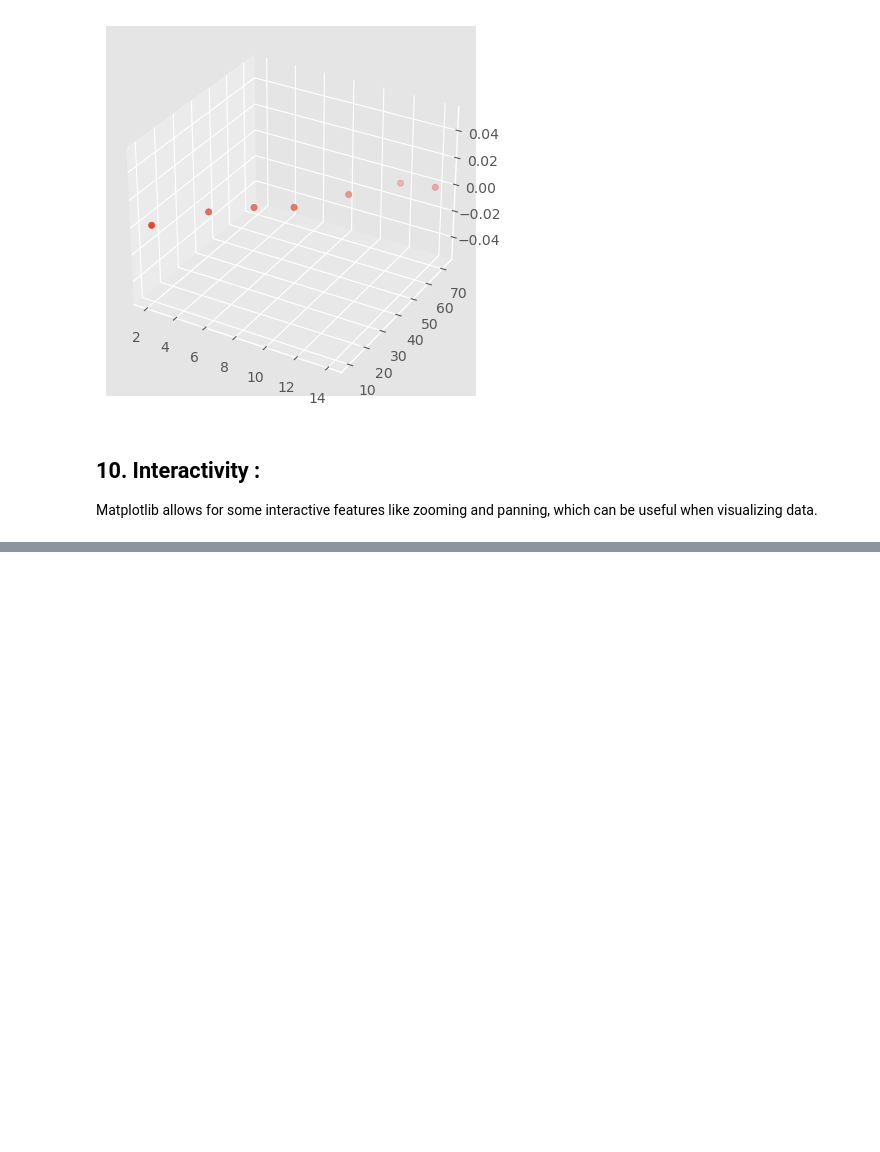
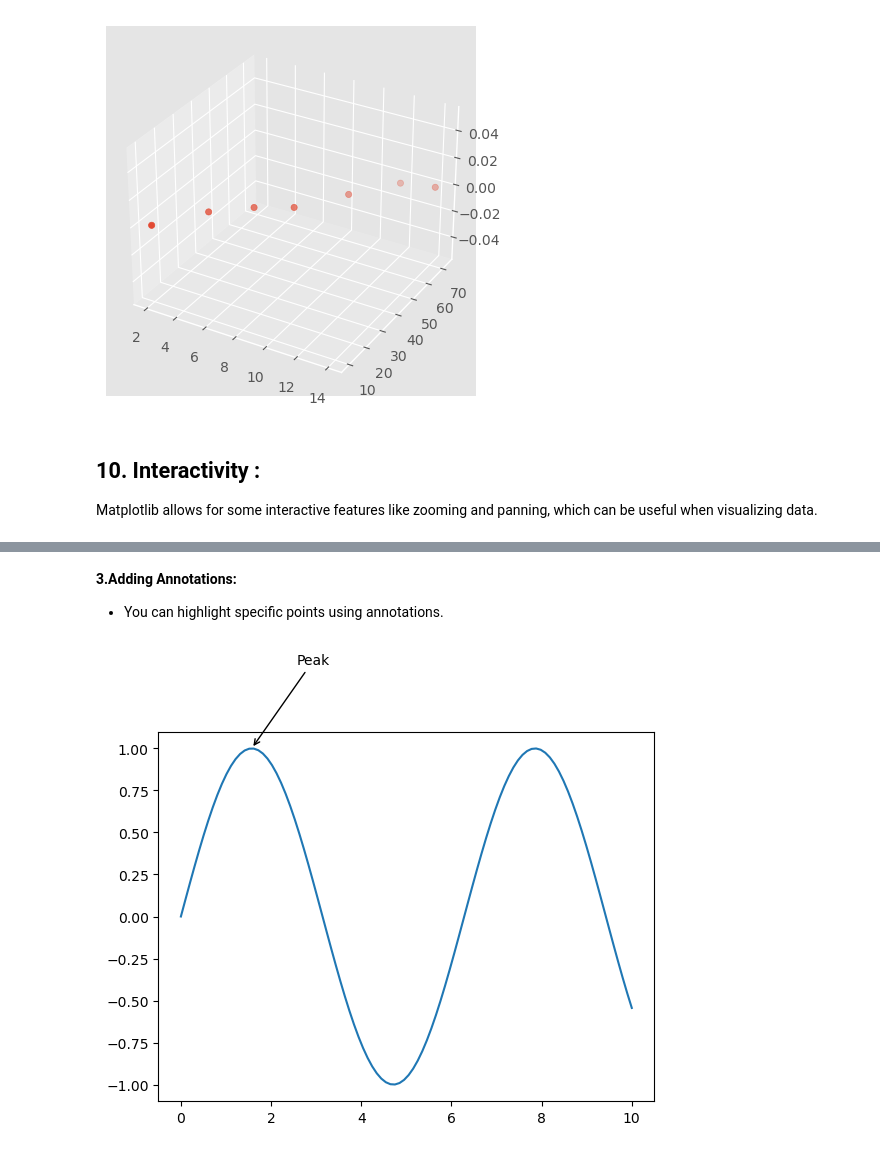
Before and after one commit to SilvesterFernandes/Data_Science-Notes, a Jupyter notebook: 2. Python for Data Science/2.3 Matplotlib.ipynb, the cells around one changed output, grey strips where cells are left out. Drawn from its saved outputs; the diff is of its cells as text; code cells hidden in the pictures; blank space fills up the shorter version.

```diff
--- a/2. Python for Data Science/2.3 Matplotlib.ipynb
+++ b/2. Python for Data Science/2.3 Matplotlib.ipynb
@@ -335,0 +382,17 @@ jgbhjnhj
+# %% [markdown]
+**3.Adding Annotations:**
+- You can highlight specific points using annotations.
+# %%
+# Plotting
+plt.plot(x, y1)
+
+# Adding annotation at the peak of the sine wave
+peak_x = np.pi / 2
+peak_y = np.sin(peak_x)
+plt.annotate('Peak', xy=(peak_x, peak_y), xytext=(peak_x + 1, peak_y + 0.5),
+             arrowprops=dict(facecolor='black', arrowstyle='->'))
+
+# Show the plot
+plt.show()
+# %% [output]
+[figure, added]
```
Also changed, not shown: parts of 20 cells of this notebook, 3 other files.
